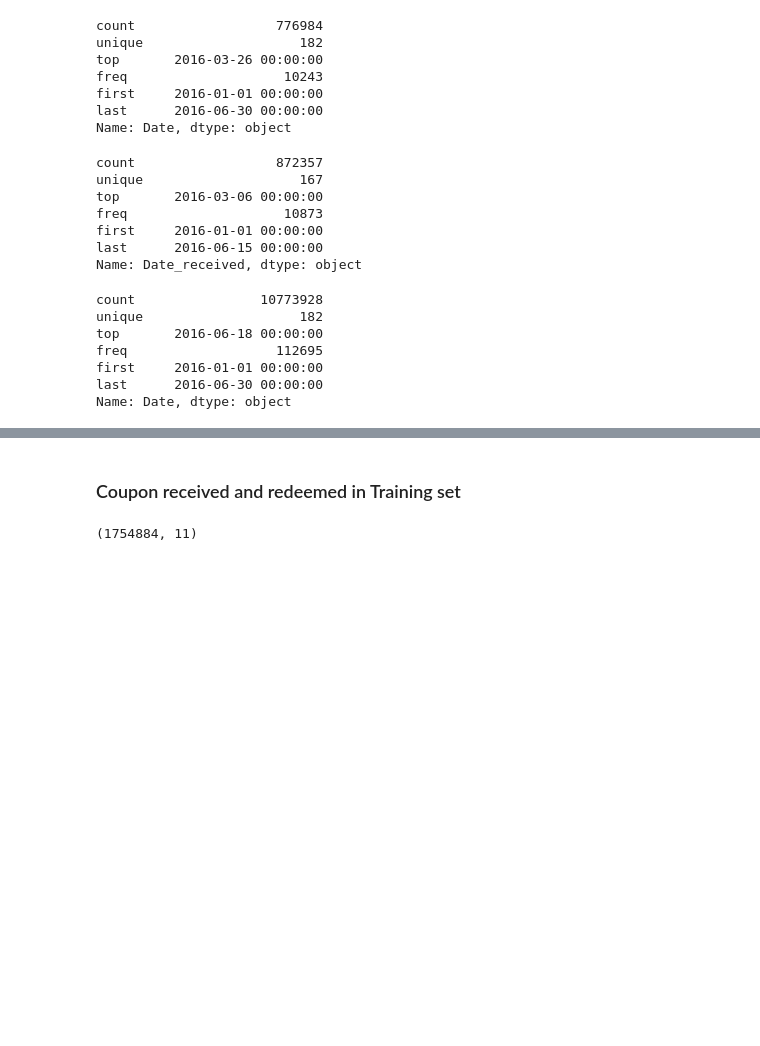
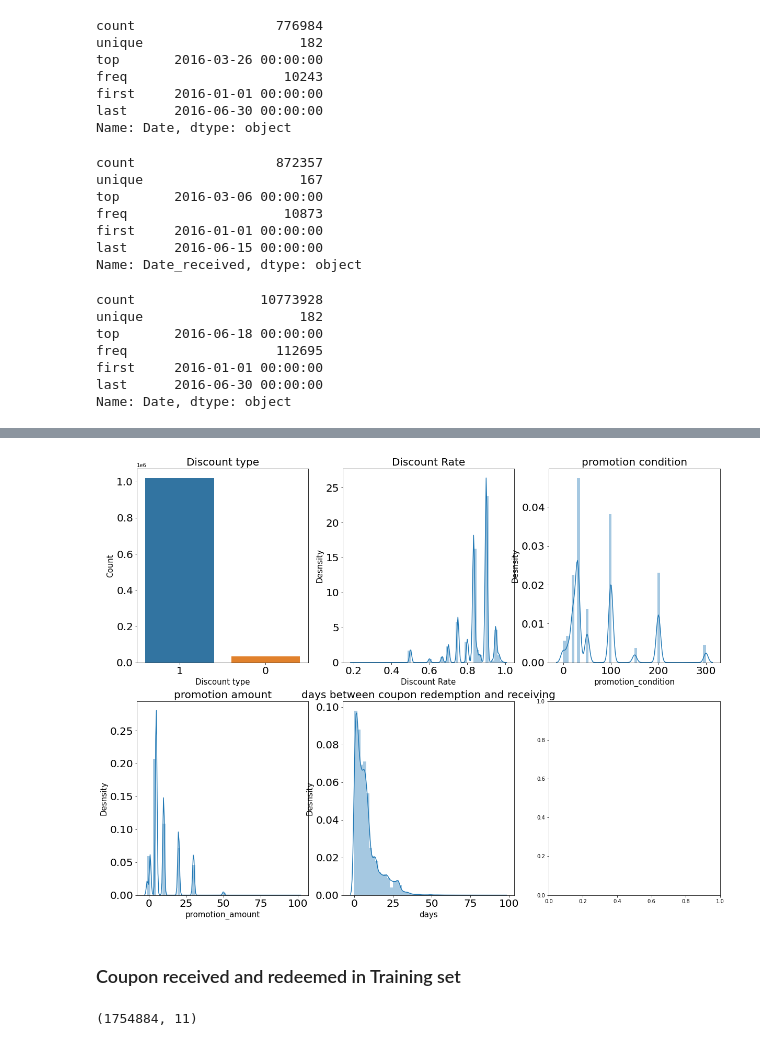
Before and after one commit to xinyuwg/ds_5500_project1_coupon, a Jupyter notebook: preprocessing.ipynb, the cells around one changed output, grey strips where cells are left out. Drawn from its saved outputs; the diff is of its cells as text; code cells hidden in the pictures; blank space fills up the shorter version.

```diff
--- a/preprocessing.ipynb
+++ b/preprocessing.ipynb
@@ -103,7 +103,7 @@ def data_cleaning(df):
     df_d['uniform_discount_rate']=df_d['Discount_rate'].apply(get_uniform_discount_rate)
     df_d['promotion_condition']=df_d['Discount_rate'].apply(get_promotion_condition)
     df_d['promotion_amonut']=df_d['Discount_rate'].apply(get_promotion_amount)
-    #df_d['date_gap']=(df_d['Date']-df_d['Date_received']).apply(lambda x:x.days)
+    df_d['date_gap']=(df_d['Date']-df_d['Date_received']).apply(lambda x:x.days)
     return df_d
 
 offline_train_d = data_cleaning(offline_train)
@@ -171,3 +182,42 @@ Name: Date, dtype: object
+# %%
+figure,ax = plt.subplots(2,3,figsize = (20,15))
+
+plt.subplot(231)
+sns.countplot(offline_train_d['discount_type'])
+plt.title('Discount type',fontdict={'weight':'normal','size': 20})
+plt.xlabel('Discount type', fontdict={'weight': 'normal', 'size': 15})
+plt.ylabel('Count', fontdict={'weight': 'normal', 'size': 15})
+plt.tick_params(labelsize=20)
+
+plt.subplot(232)
+sns.distplot(offline_train_d['uniform_discount_rate'])
+plt.title('Discount Rate',fontdict={'weight':'normal','size': 20})
+plt.xlabel('Discount Rate', fontdict={'weight': 'normal', 'size': 15})
+plt.ylabel('Desnsity', fontdict={'weight': 'normal', 'size': 15})
+plt.tick_params(labelsize=20)
+
+plt.subplot(233)
+sns.distplot(offline_train_d['promotion_condition'])
+plt.title('promotion condition',fontdict={'weight':'normal','size': 20})
+plt.xlabel('promotion_condition', fontdict={'weight': 'normal', 'size': 15})
+plt.ylabel('Desnsity', fontdict={'weight': 'normal', 'size': 15})
+plt.tick_params(labelsize=20)
+
+plt.subplot(234)
+sns.distplot(offline_train_d['promotion_amonut'])
+plt.title('promotion amount',fontdict={'weight':'normal','size': 20})
+plt.xlabel('promotion_amount', fontdict={'weight': 'normal', 'size': 15})
+plt.ylabel('Desnsity', fontdict={'weight': 'normal', 'size': 15})
+plt.tick_params(labelsize=20)
+
+plt.subplot(235)
+sns.distplot(coupon_used['datediff'])
+plt.title('days between coupon redemption and receiving',fontdict={'weight':'normal','size': 20})
+plt.xlabel('days', fontdict={'weight': 'normal', 'size': 15})
+plt.ylabel('Desnsity', fontdict={'weight': 'normal', 'size': 15})
+plt.tick_params(labelsize=20)
+# %% [output]
+[figure, added]
 # %% [markdown]
 ### Coupon received and redeemed in Training set
 # %%
```
Also changed, not shown: parts of 2 cells of this notebook, 5 other files.
